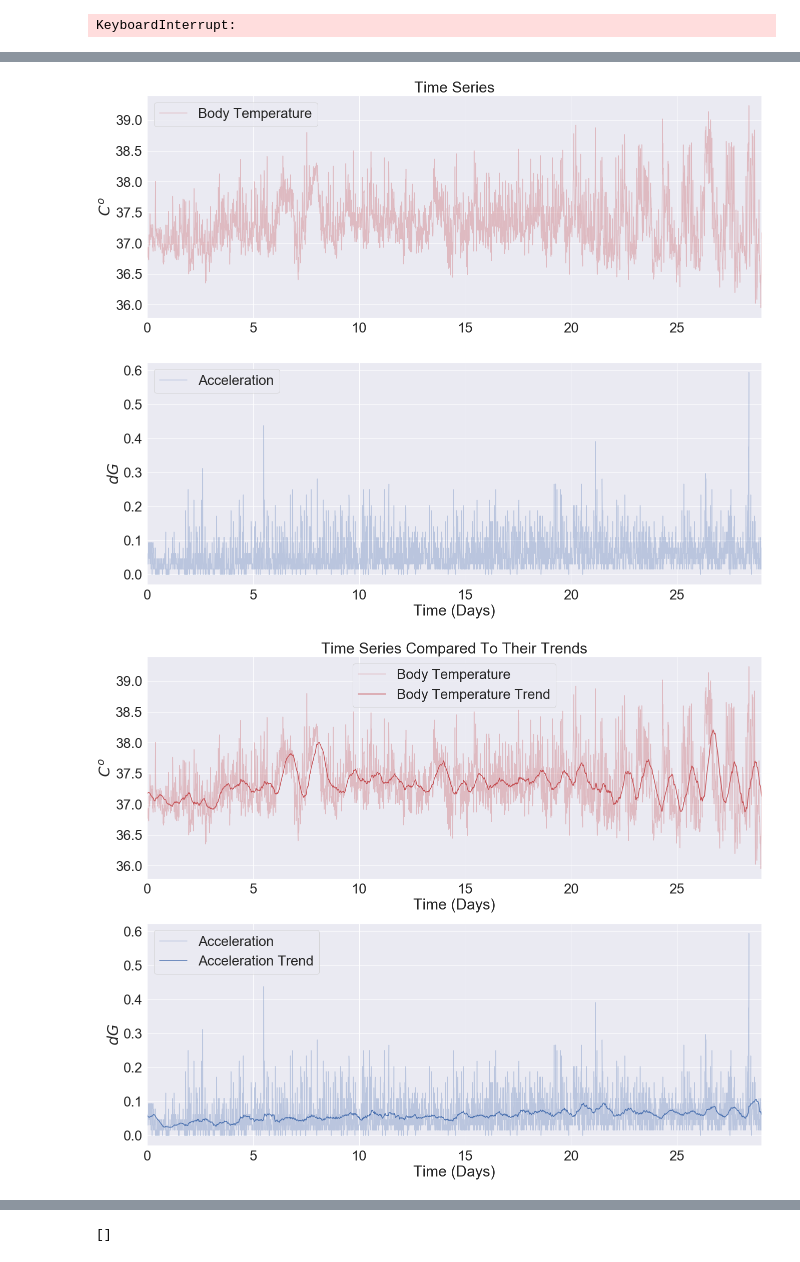
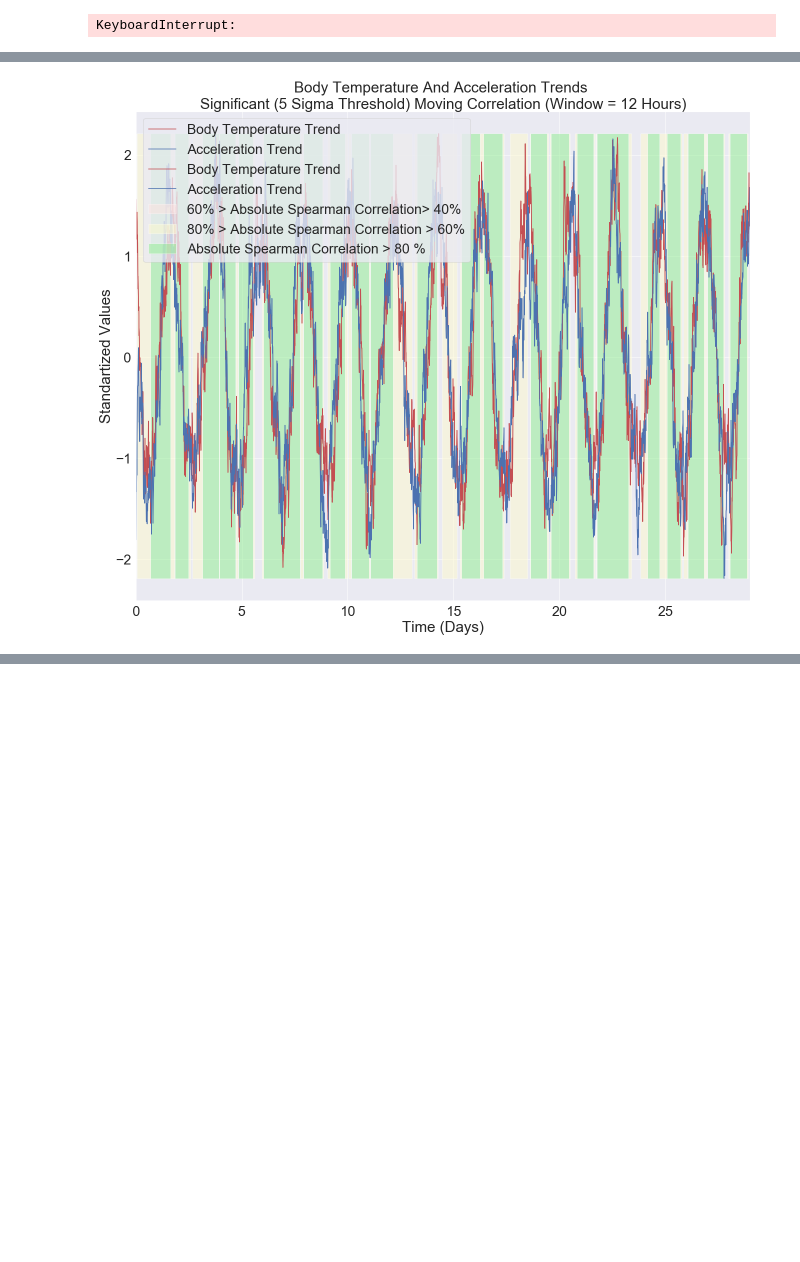
Before and after one commit to BasilMinkov/Jupyter-Notebooks, a Jupyter notebook: neuroscience/HamsterWithoutTorpor.ipynb, the cells around one changed output, grey strips where cells are left out. Drawn from its saved outputs; the diff is of its cells as text; code cells hidden in the pictures; blank space fills up the shorter version.

Commit message:
Changes ordinary averaging to exponential smoothing. Made histograms on lactate hamsters.

```diff
--- a/neuroscience/HamsterWithoutTorpor.ipynb
+++ b/neuroscience/HamsterWithoutTorpor.ipynb
@@ -110,3 +111,5 @@ BDF file detected
 Setting channel info structure...
 Creating raw.info structure...
 KeyboardInterrupt:
+# %%
+sl = 0.1
@@ -117,0 +125,13 @@ time_array = np.asanyarray(data.index[:temperature.shape[0]])/6/24
+# %%
+# generated data
+numpy.random.seed(round(time.time()))
+data = pd.DataFrame({"T":np.random.randn(data.shape[0]), "dG":np.random.randn(data.shape[0])})
+acceleration = SimpleExpSmoothing(data["dG"]).fit(smoothing_level=sl, optimized=False).fittedvalues
+temperature = SimpleExpSmoothing(data["T"]).fit(smoothing_level=sl, optimized=False).fittedvalues
+# %%
+# generated sinusoid
+numpy.random.seed(round(time.time()))
+sinus = lambda x : np.sin(np.linspace(np.pi, 30*np.pi, x)) + np.random.randn(x)
+data = pd.DataFrame({"T":sinus(data.shape[0]), "dG":sinus(data.shape[0])})
+acceleration = SimpleExpSmoothing(data["dG"]).fit(smoothing_level=sl, optimized=False).fittedvalues
+temperature = SimpleExpSmoothing(data["T"]).fit(smoothing_level=sl, optimized=False).fittedvalues
@@ -124,8 +146,11 @@ skip_start = 0
 
 tech = np.ones(z[0][1][:].shape[0])
 # %%
+data_types = ["Experimental_Data", "White_Noise_Data", "Sin_White_Noise_Data"]
+dt = 2
+
 subplot(2,1,1)
-plot(time_array, data['T'][gap-1:], "r", alpha=0.3, label="Body Temperature")
+plot(time_array, data['T'][:], "r", alpha=0.3, label="Body Temperature")
 title("Time Series")
 ylabel(r"$C^o$")
 # xlabel("Time (Days)")
@@ -133,15 +158,16 @@ legend(loc="best")
 plt.xlim([0, 29])
 
 subplot(2,1,2)
-plot(time_array, data['dG'][gap-1:], "b", alpha=0.3, label=r"Acceleration")
+plot(time_array, data['dG'][:], "b", alpha=0.3, label=r"Acceleration")
 ylabel(r"$dG$")
 xlabel("Time (Days)")
 legend(loc="best")
 plt.xlim([0, 29])
-show()
+# show()
+plt.savefig(f"{data_types[dt]}_Time_Series.png")
 
 subplot(2,1,1)
-plot(time_array, data['T'][gap-1:], "r", alpha=0.3, label="Body Temperature")
+plot(time_array, data['T'][:], "r", alpha=0.3, label="Body Temperature")
 plot(time_array, temperature, "r", label="Body Temperature Trend")
 title("Time Series Compared To Their Trends")
 ylabel(r"$C^o$")
@@ -150,14 +176,16 @@ legend(loc="best")
 plt.xlim([0, 29])
 
 subplot(2,1,2)
-plot(time_array, data['dG'][gap-1:], "b", alpha=0.3, label=r"Acceleration")
+plot(time_array, data['dG'][:], "b", alpha=0.3, label=r"Acceleration")
 plot(time_array, acceleration, "b", label=r"Acceleration Trend")
 ylabel(r"$dG$")
 xlabel("Time (Days)")
 legend(loc="best")
 plt.xlim([0, 29])
-show()
+# show()
+plt.savefig(f"{data_types[dt]}_Time_Series_Compared.png")
 
+subplot(1,1,1)
 plt.plot(time_array, standardize(temperature), 'r', label="Body Temperature Trend")
 plt.plot(time_array, standardize(acceleration), 'b', label=r"Acceleration Trend")
 plt.title("Body Temperature And Acceleration Trends")
@@ -165,18 +193,21 @@ plt.ylabel("Standartized Values")
 plt.xlabel("Time (Days)")
 plt.legend(loc="best")
 plt.xlim([0, 29])
-plt.plot()
-show()
+# plt.plot()
+# show()
+plt.savefig(f"{data_types[dt]}_Trends.png")
 
-fill_between(z[2][1][:], tech*top, tech*bottom, alpha=0.5, facecolor="mistyrose", label = "90% > Absolute Spearman Correlation> 85%")
-fill_between(z[1][1][:], tech*top, tech*bottom, alpha=0.5, facecolor="lemonchiffon", label = "95% > Absolute Spearman Correlation > 90 %")
-fill_between(z[0][1][:], tech*top, tech*bottom, alpha=0.5, facecolor="lightgreen", label = "Absolute Spearman Correlation > 95 %")
+subplot(1,1,1)
+fill_between(z[2][1][:], tech*top, tech*bottom, alpha=0.5, facecolor="mistyrose", label = "60% > Absolute Spearman Correlation> 40%")
+fill_between(z[1][1][:], tech*top, tech*bottom, alpha=0.5, facecolor="lemonchiffon", label = "80% > Absolute Spearman Correlation > 60%")
+fill_between(z[0][1][:], tech*top, tech*bottom, alpha=0.5, facecolor="lightgreen", label = "Absolute Spearman Correlation > 80 %")
 plot(time_array, standardize(temperature), "r", label="Body Temperature Trend")
 plot(time_array, standardize(acceleration), "b", label="Acceleration Trend")
-title("Body Temperature And Acceleration Trends \nSignificant (p < 1e-6) Moving Correlation (Window = 12 Hours)")
+title("Body Temperature And Acceleration Trends \nSignificant (5 Sigma Threshold) Moving Correlation (Window = 12 Hours)")
 ylabel("Standartized Values")
 xlabel("Time (Days)")
 legend(loc="best")
 xlim([0, 29])
-plot()
+# plot()
+plt.savefig(f"{data_types[dt]}_Moving_Corr.png")
 # %% [output]
@@ -183,2 +220 @@ plot()
-[figure, old version]
+[figure, new version]
-[figure, removed]
@@ -186 +220,0 @@ plot()
-[]
```
Also changed, not shown: parts of 8 cells of this notebook, 15 other files.
